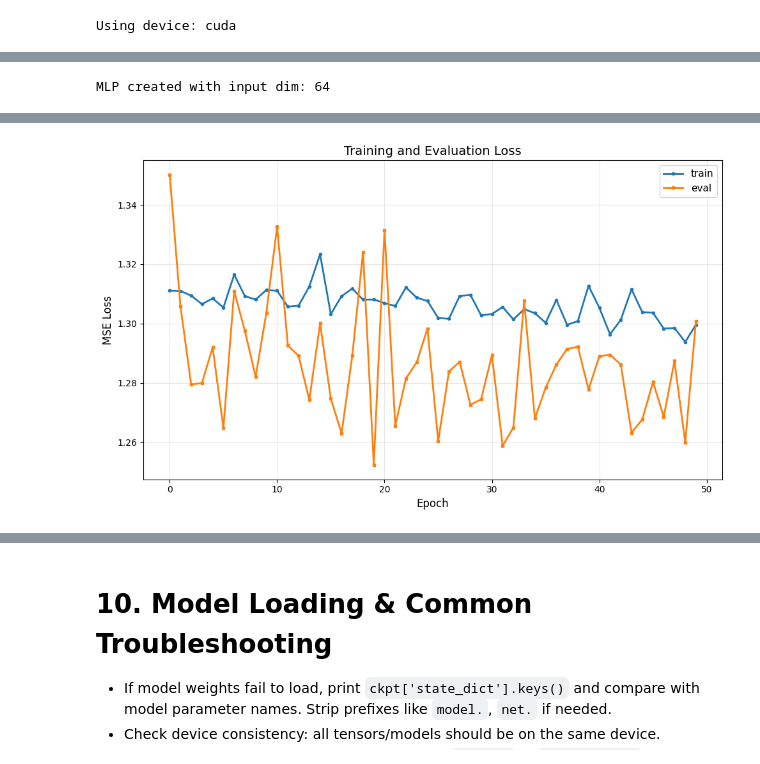
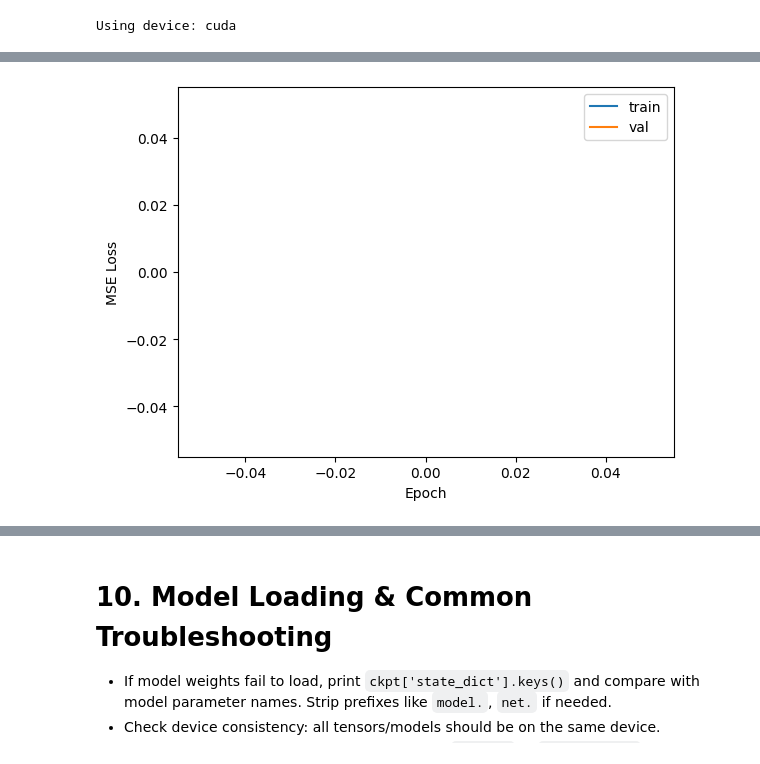
Before and after one commit to 2003cy/ssl_outthere, a Jupyter notebook: encoder_spectrum/ma_specformer/redshfit_est/redshift_downstream_demo.ipynb, the cells around one changed output, grey strips where cells are left out. Saved outputs shown, nothing was run; the diff lists cells and outputs as text; code cells hidden in the pictures.

```diff
--- a/encoder_spectrum/ma_specformer/redshfit_est/redshift_downstream_demo.ipynb
+++ b/encoder_spectrum/ma_specformer/redshfit_est/redshift_downstream_demo.ipynb
@@ -287,41 +176,27 @@ Downstream task setup:
 # %%
-# 7. Define Simple MLP Regression Head
-class MLP(nn.Module):
+# 7. Define Pooling and Small MLP Regression Head
+class PoolMLP(nn.Module):
     def __init__(self, in_dim, hidden=64):
         super().__init__()
         self.mlp = nn.Sequential(
             nn.Linear(in_dim, hidden),
             nn.ReLU(),
-            nn.Linear(hidden, 32),
-            nn.ReLU(),
-            nn.Linear(32,16),
-            nn.ReLU(),
-            nn.Linear(16,8),
-            nn.ReLU(),
-            nn.Linear(8,1)
+            nn.Linear(hidden, 1)
         )
     def forward(self, x):
         return self.mlp(x)
 
-mlp = MLP(pool_train.shape[1], hidden=64).to(device)
+mlp = PoolMLP(pool_emb.shape[1], hidden=64).to(device)
 optimizer = torch.optim.Adam(mlp.parameters(), lr=1e-3)
 loss_fn = nn.MSELoss()
-
-print(f"MLP created with input dim: {pool_train.shape[1]}")
-# %% [output]
-MLP created with input dim: 64
 # %%
-# 8. Training Loop on Train Set (1000 samples)
-num_epochs = 50
-train_losses, eval_losses = [], []
-
-print("Starting redshift regression training...")
-print(f"Training on {len(dataset_train)} samples, validating on {len(dataset_eval)} samples\n")
-
+# 8. Training and Validation Loop (quick overfit test)
+num_epochs = 30
+train_losses, val_losses = [], []
 for epoch in range(num_epochs):
     mlp.train()
     train_loss = 0
-    for x, y in train_loader_regress:
+    for x, y in train_loader:
         x, y = x.to(device), y.to(device)
         pred = mlp(x)
         loss = loss_fn(pred, y)
@@ -329,36 +204,24 @@ for epoch in range(num_epochs):
         loss.backward()
         optimizer.step()
         train_loss += loss.item() * x.size(0)
-
-    train_loss /= len(dataset_train)
+    train_loss /= len(train_loader.dataset)
     train_losses.append(train_loss)
-
-    # Evaluation on eval set
+    # Validation
     mlp.eval()
-    eval_loss = 0
+    val_loss = 0
     with torch.no_grad():
-        for x, y in eval_loader_regress:
+        for x, y in val_loader:
             x, y = x.to(device), y.to(device)
             pred = mlp(x)
             loss = loss_fn(pred, y)
-            eval_loss += loss.item() * x.size(0)
-
-    eval_loss /= len(dataset_eval)
-    eval_losses.append(eval_loss)
-
-    if (epoch + 1) % 2 == 0:
-        print(f"Epoch {epoch+1:3d}: train_loss={train_loss:.6f}, eval_loss={eval_loss:.6f}")
-
-print("\nTraining complete!")
-
-plt.figure(figsize=(10, 6))
-plt.plot(train_losses, label='train', linewidth=2, marker='o', markersize=3)
-plt.plot(eval_losses, label='eval', linewidth=2, marker='s', markersize=3)
-plt.xlabel('Epoch', fontsize=12)
-plt.ylabel('MSE Loss', fontsize=12)
-plt.legend(fontsize=11)
-plt.grid(True, alpha=0.3)
-plt.title('Training and Evaluation Loss', fontsize=14)
-plt.tight_layout()
+            val_loss += loss.item() * x.size(0)
+    val_loss /= len(val_loader.dataset)
+    val_losses.append(val_loss)
+    print(f"Epoch {epoch+1}: train_loss={train_loss:.4f}, val_loss={val_loss:.4f}")
+plt.plot(train_losses, label='train')
+plt.plot(val_losses, label='val')
+plt.xlabel('Epoch')
+plt.ylabel('MSE Loss')
+plt.legend()
 plt.show()
 # %% [output]
@@ -382,2 +245,2 @@ Training complete!
-[figure, old version]
+[figure, new version]
 # %%
```
Also changed, not shown: parts of 7 cells of this notebook, 14 other files.
